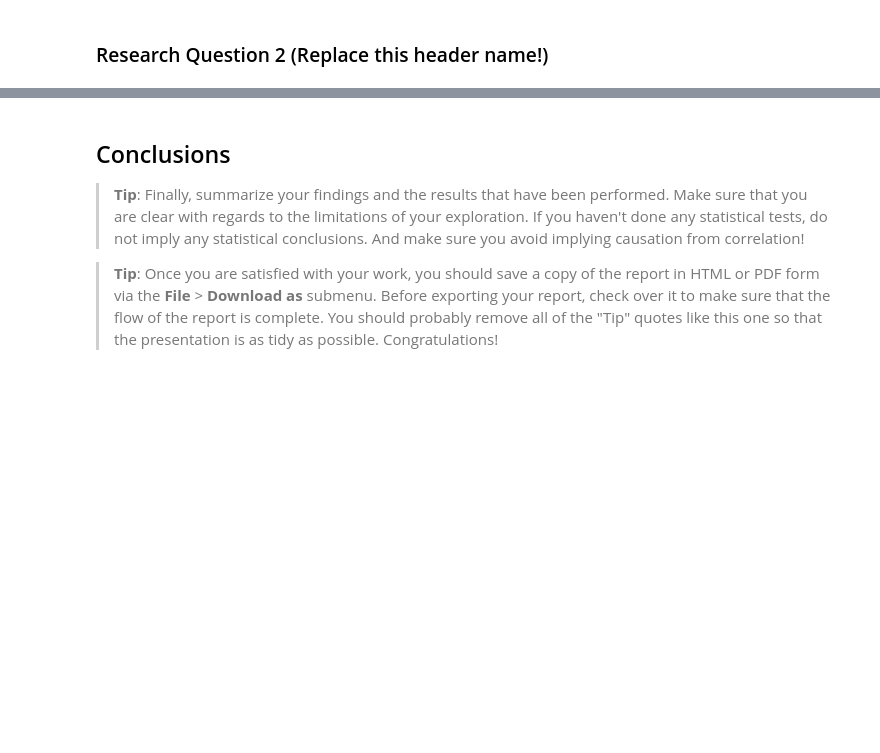
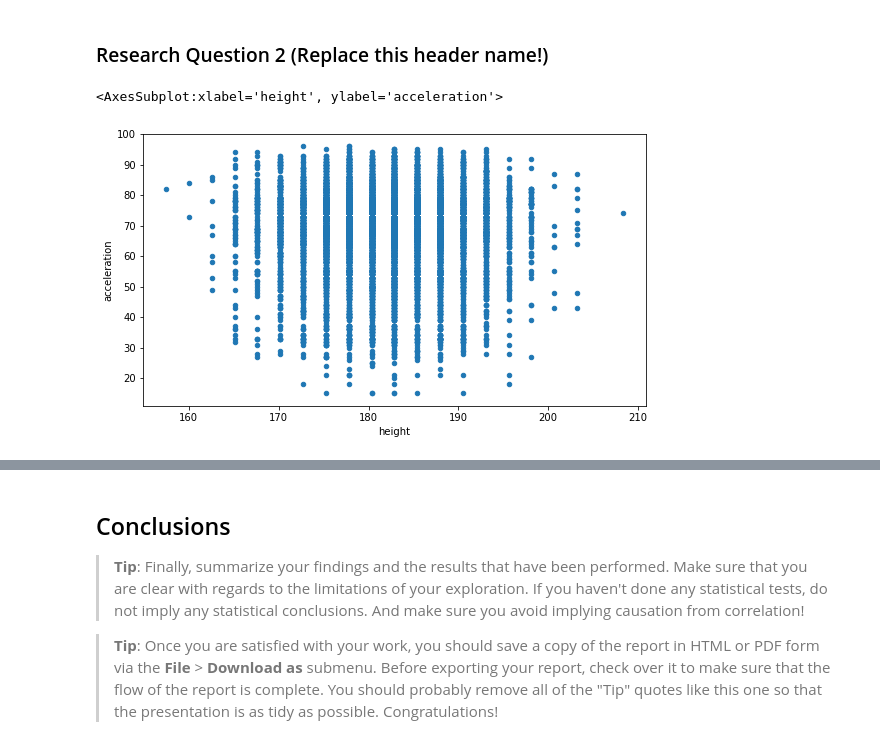
Before and after one commit to btrian/soccerdb, a Jupyter notebook: kaggle soccer.ipynb, the cells around one changed output, grey strips where cells are left out. Saved outputs shown, nothing was run; the diff lists cells and outputs as text; code cells hidden in the pictures; blank space fills up the shorter version.

```diff
--- a/kaggle soccer.ipynb
+++ b/kaggle soccer.ipynb
@@ -150,3 +291,8 @@ dtype: object
 # Continue to explore the data to address your additional research
 #   questions. Add more headers as needed if you have more questions to
 #   investigate.
+# %%
+play.plot(x='height', y= 'acceleration', kind = 'scatter', figsize= (9,5))
+# %% [output]
+<AxesSubplot:xlabel='height', ylabel='acceleration'>
+[figure, added]
```
Also changed, not shown: parts of 22 cells of this notebook, 1 other file.
